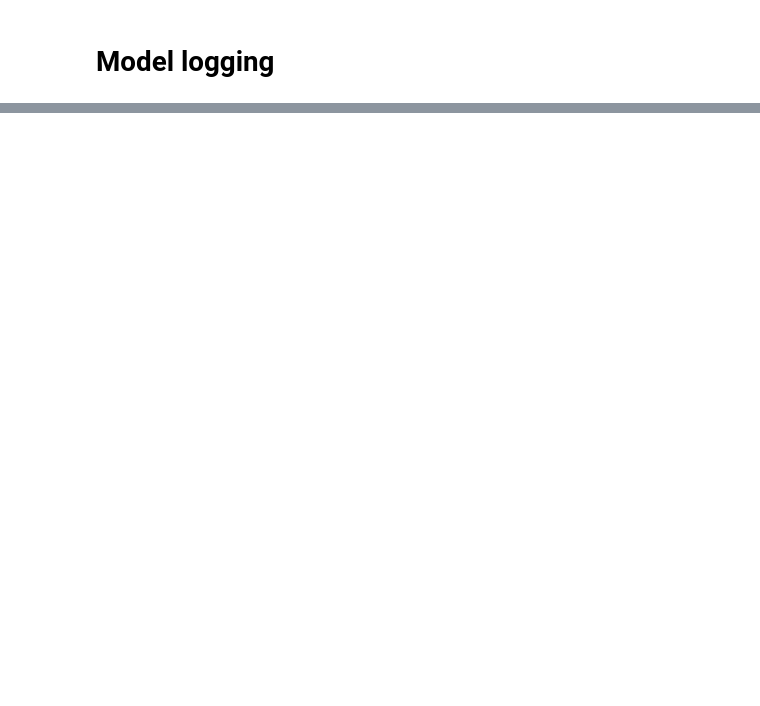
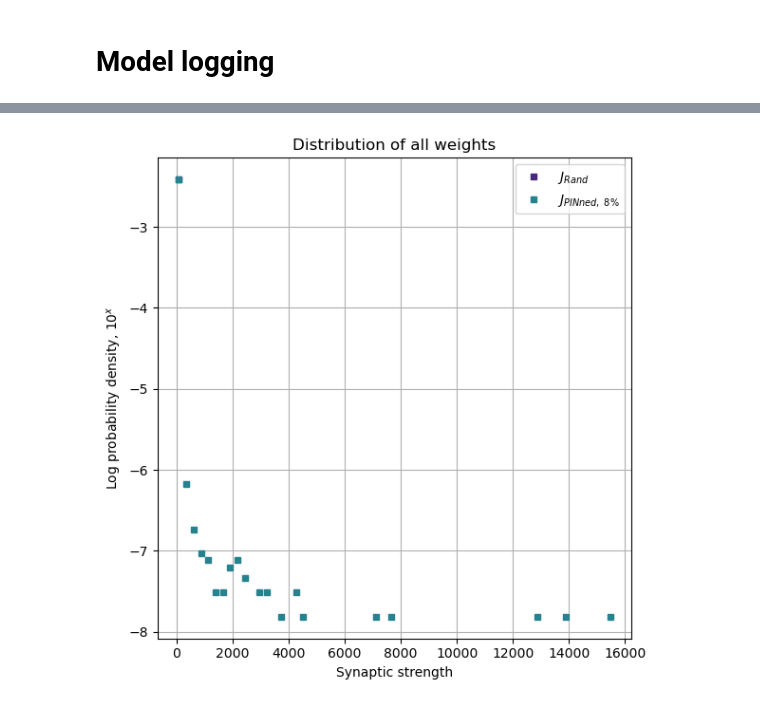
Before and after one commit to JohanneBohn/Reproducing-neural-sequences-with-Partial-In-Network-Training, a Jupyter notebook: main.ipynb, the cells around one changed output, grey strips where cells are left out. Drawn from its saved outputs; the diff is of its cells as text; code cells hidden in the pictures; blank space fills up the shorter version.

```diff
--- a/main.ipynb
+++ b/main.ipynb
@@ -119,0 +164,4 @@ model.display_weight_distribution(value = 'all', bins=60)
+# %%
+model.display_weight_distribution(value='all')
+# %% [output]
+[figure, added]
```
Also changed, not shown: parts of 12 cells of this notebook, 1 other file.
